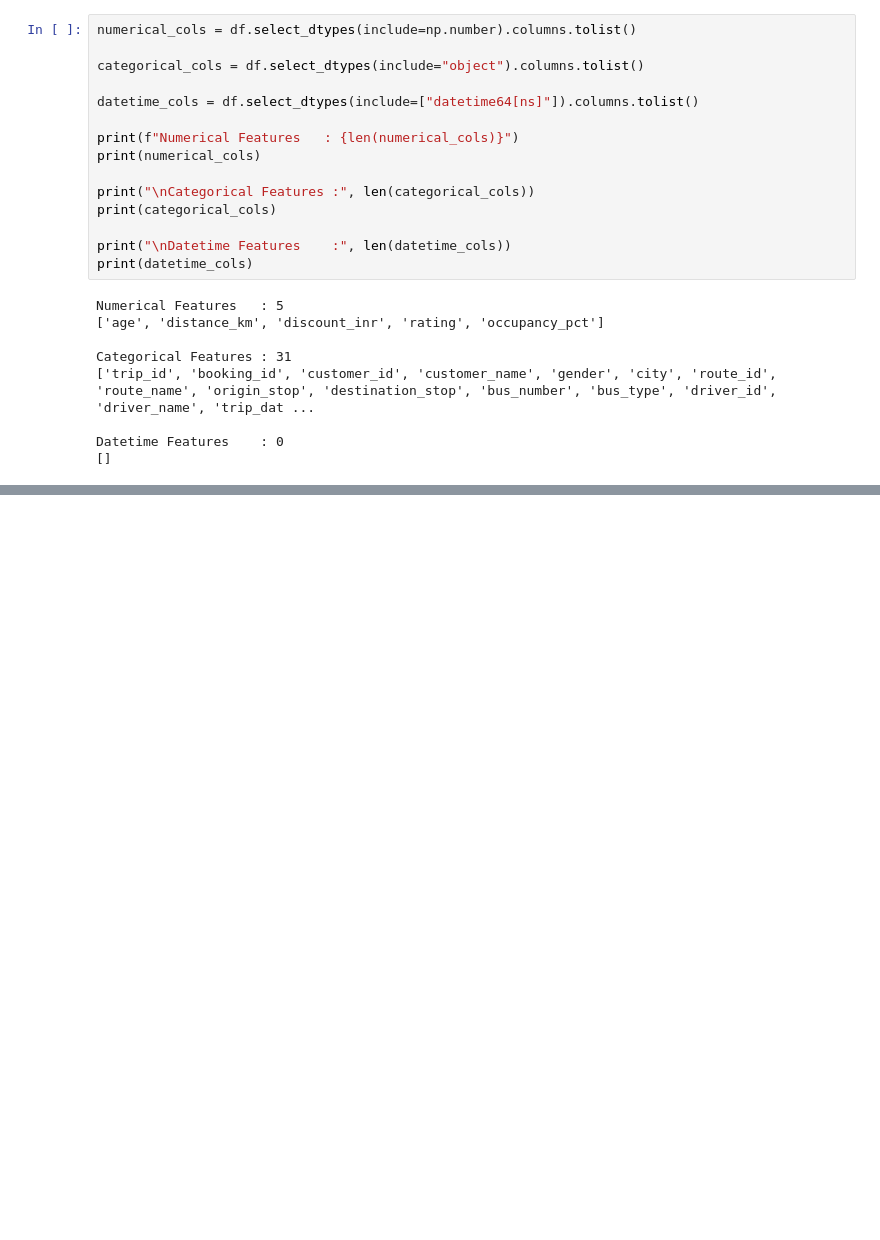
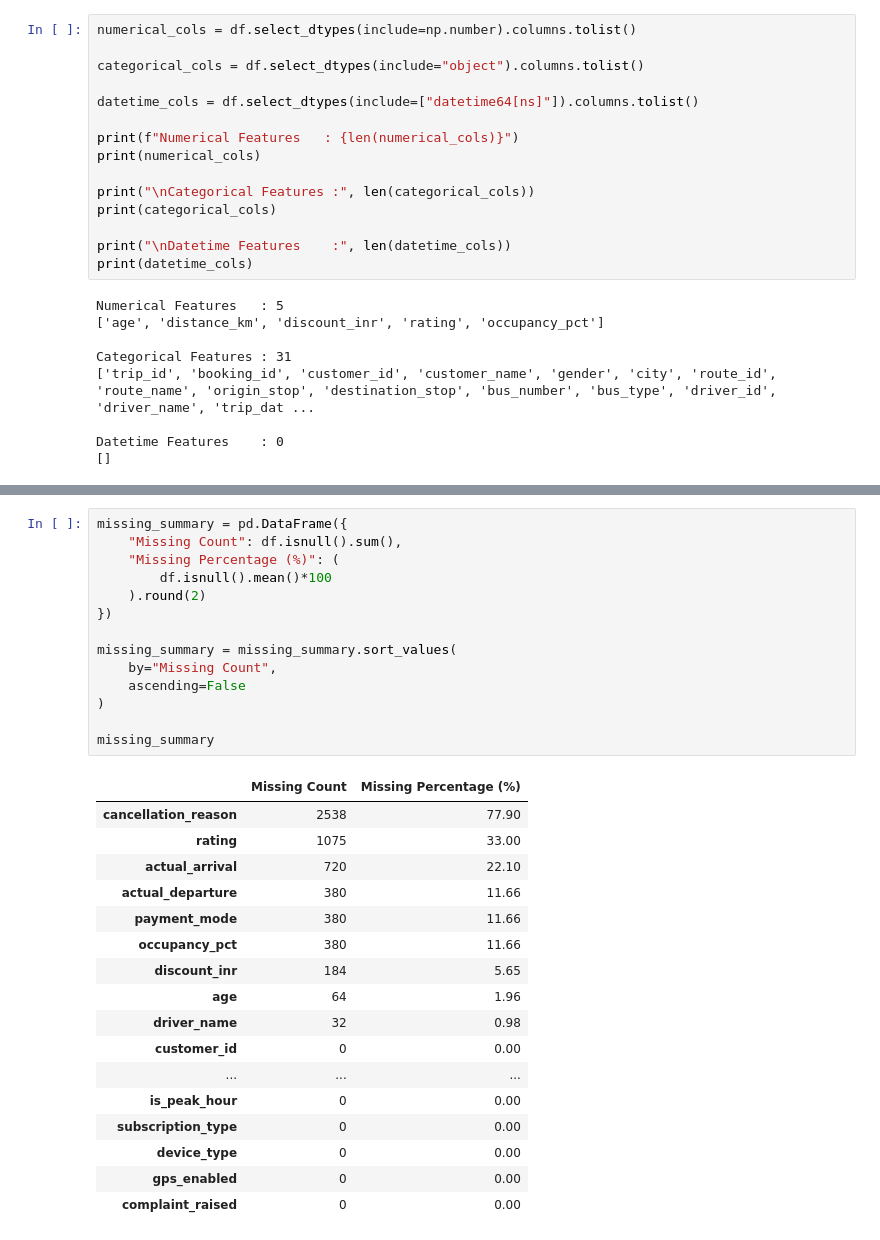
Before and after one commit to RishijManna/Cityflo-Data-Analysis, a Jupyter notebook: Cityflo Data Analysis/DATA CLEANING/cityflo-data-cleaning.ipynb, the cells around one changed output, grey strips where cells are left out. Saved outputs shown, nothing was run; the diff lists cells and outputs as text; blank space fills up the shorter version.

```diff
--- a/Cityflo Data Analysis/DATA CLEANING/cityflo-data-cleaning.ipynb
+++ b/Cityflo Data Analysis/DATA CLEANING/cityflo-data-cleaning.ipynb
@@ -327,0 +342,32 @@ Datetime Features    : 0
+# %%
+missing_summary = pd.DataFrame({
+    "Missing Count": df.isnull().sum(),
+    "Missing Percentage (%)": (
+        df.isnull().mean()*100
+    ).round(2)
+})
+
+missing_summary = missing_summary.sort_values(
+    by="Missing Count",
+    ascending=False
+)
+
+missing_summary
+# %% [output]
+|  | Missing Count | Missing Percentage (%) |
+| cancellation_reason | 2538 | 77.90 |
+| rating | 1075 | 33.00 |
+| actual_arrival | 720 | 22.10 |
+| actual_departure | 380 | 11.66 |
+| payment_mode | 380 | 11.66 |
+| occupancy_pct | 380 | 11.66 |
+| discount_inr | 184 | 5.65 |
+| age | 64 | 1.96 |
+| driver_name | 32 | 0.98 |
+| customer_id | 0 | 0.00 |
+| ... | ... | ... |
+| is_peak_hour | 0 | 0.00 |
+| subscription_type | 0 | 0.00 |
+| device_type | 0 | 0.00 |
+| gps_enabled | 0 | 0.00 |
+| complaint_raised | 0 | 0.00 |
```
Also changed, not shown: parts of 82 cells of this notebook.
